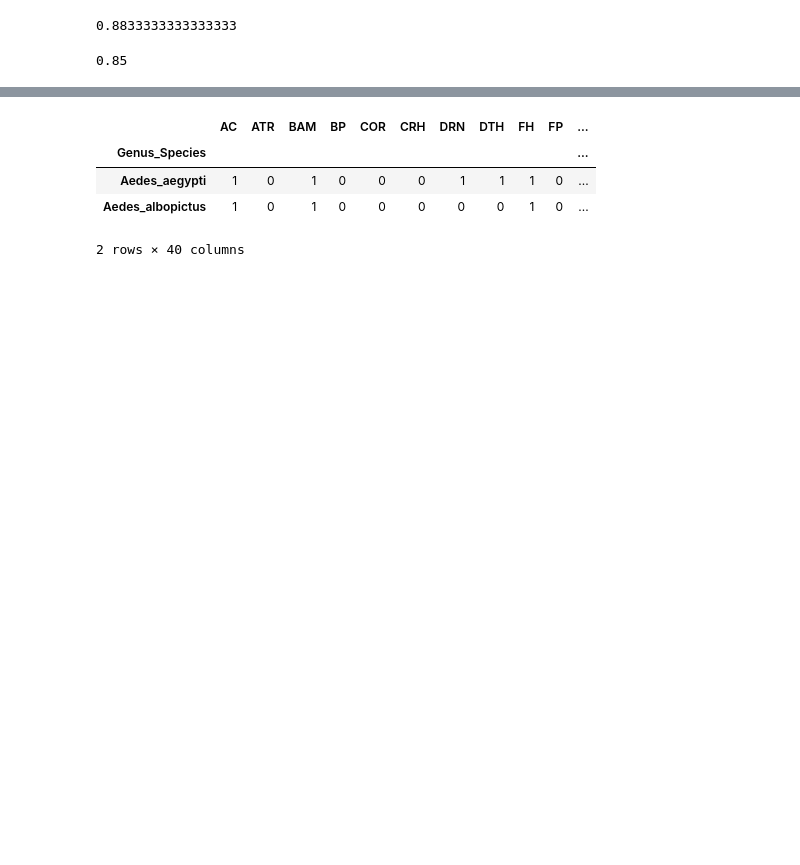
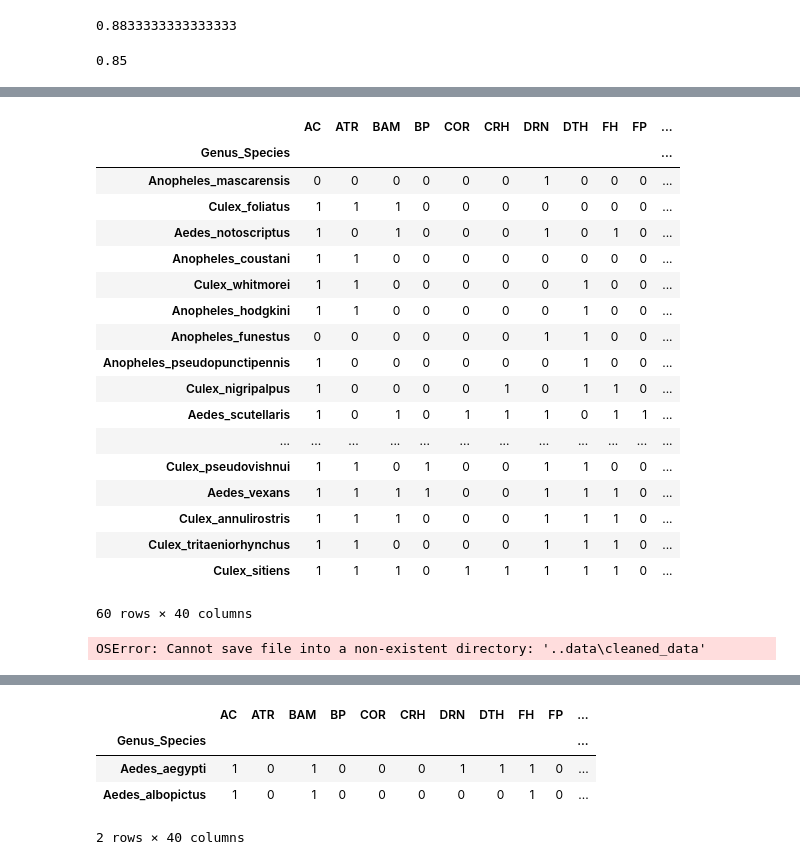
Before and after one commit to cbsither/Larval_Habitat_Pub, a Jupyter notebook: src/generalist_specialist_plot.ipynb, the cells around one changed output, grey strips where cells are left out. Saved outputs shown, nothing was run; the diff lists cells and outputs as text; code cells hidden in the pictures; blank space fills up the shorter version.

Commit message:
new data

```diff
--- a/src/generalist_specialist_plot.ipynb
+++ b/src/generalist_specialist_plot.ipynb
@@ -116,6 +115,30 @@ array([843, 403, 204, 134, 108, 114,  57,  34,  32,  12,  14,   8,  11,
          3,   3,   3,   2,   0,   1,   0,   2,   1], dtype=int64)
+# %%
+habitat_species_df[habitat_species_df['Total_Habitats'] >= 10]
+# %% [output]
+|  | AC | ATR | BAM | BP | COR | CRH | DRN | DTH | FH | FP | ... |
+| Genus_Species |  |  |  |  |  |  |  |  |  |  | ... |
+| Anopheles_mascarensis | 0 | 0 | 0 | 0 | 0 | 0 | 1 | 0 | 0 | 0 | ... |
+| Culex_foliatus | 1 | 1 | 1 | 0 | 0 | 0 | 0 | 0 | 0 | 0 | ... |
+| Aedes_notoscriptus | 1 | 0 | 1 | 0 | 0 | 0 | 1 | 0 | 1 | 0 | ... |
+| Anopheles_coustani | 1 | 1 | 0 | 0 | 0 | 0 | 0 | 0 | 0 | 0 | ... |
+| Culex_whitmorei | 1 | 1 | 0 | 0 | 0 | 0 | 0 | 1 | 0 | 0 | ... |
+| Anopheles_hodgkini | 1 | 1 | 0 | 0 | 0 | 0 | 0 | 1 | 0 | 0 | ... |
+| Anopheles_funestus | 0 | 0 | 0 | 0 | 0 | 0 | 1 | 1 | 0 | 0 | ... |
+| Anopheles_pseudopunctipennis | 1 | 0 | 0 | 0 | 0 | 0 | 0 | 1 | 0 | 0 | ... |
+| Culex_nigripalpus | 1 | 0 | 0 | 0 | 0 | 1 | 0 | 1 | 1 | 0 | ... |
+| Aedes_scutellaris | 1 | 0 | 1 | 0 | 1 | 1 | 1 | 0 | 1 | 1 | ... |
+| ... | ... | ... | ... | ... | ... | ... | ... | ... | ... | ... | ... |
+| Culex_pseudovishnui | 1 | 1 | 0 | 1 | 0 | 0 | 1 | 1 | 0 | 0 | ... |
+| Aedes_vexans | 1 | 1 | 1 | 1 | 0 | 0 | 1 | 1 | 1 | 0 | ... |
+| Culex_annulirostris | 1 | 1 | 1 | 0 | 0 | 0 | 1 | 1 | 1 | 0 | ... |
+| Culex_tritaeniorhynchus | 1 | 1 | 0 | 0 | 0 | 0 | 1 | 1 | 1 | 0 | ... |
+| Culex_sitiens | 1 | 1 | 1 | 0 | 1 | 1 | 1 | 1 | 1 | 0 | ... |
+60 rows × 40 columns
 # %%
-habitat_species_df[habitat_species_df['Total_Habitats'] >= 10].to_csv('D:/Dropbox/Github_Repos/Larval_Habitat_NLP_Classifier/data/cleaned_data/ten_or_more_habs.csv')
+habitat_species_df[habitat_species_df['Total_Habitats'] >= 10].to_csv('..data/cleaned_data/species_in_ten_or_more_habs.csv')
+# %% [output]
+OSError: Cannot save file into a non-existent directory: '..data\cleaned_data'
 # %%
 habitat_species_df.columns
 # %% [output]
```
Also changed, not shown: parts of 7 cells of this notebook, 1 other file.
